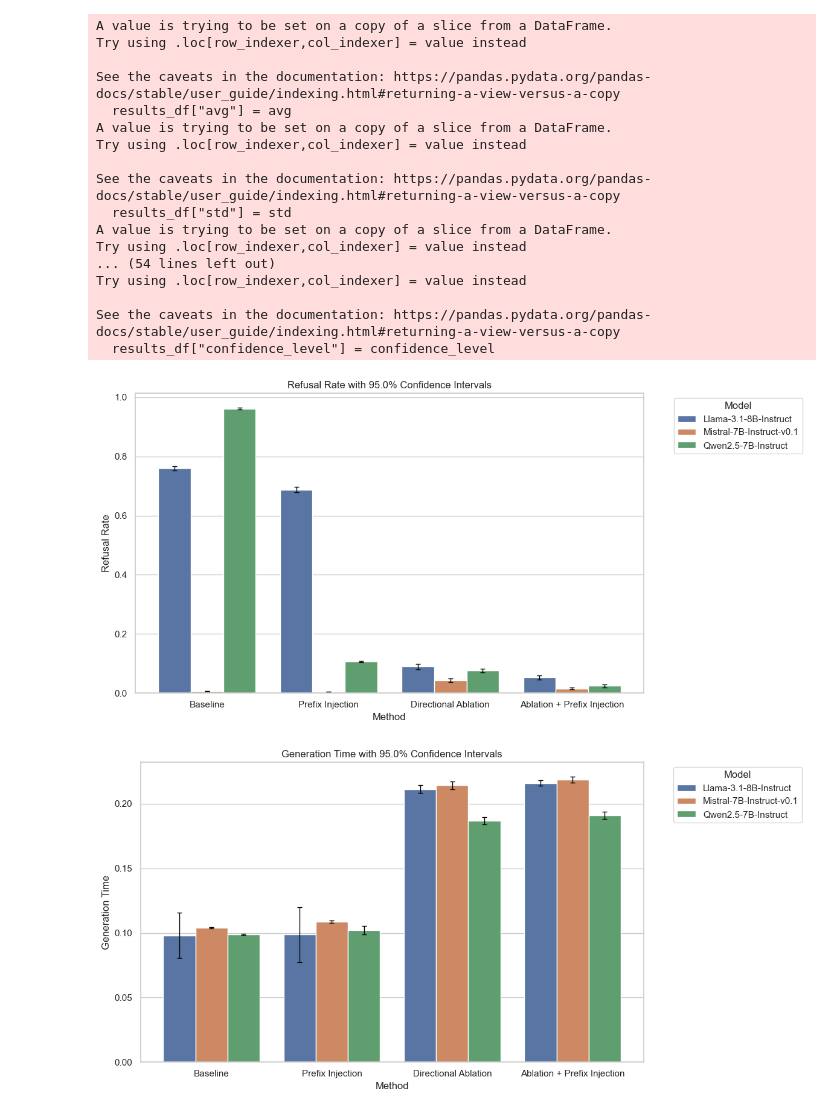
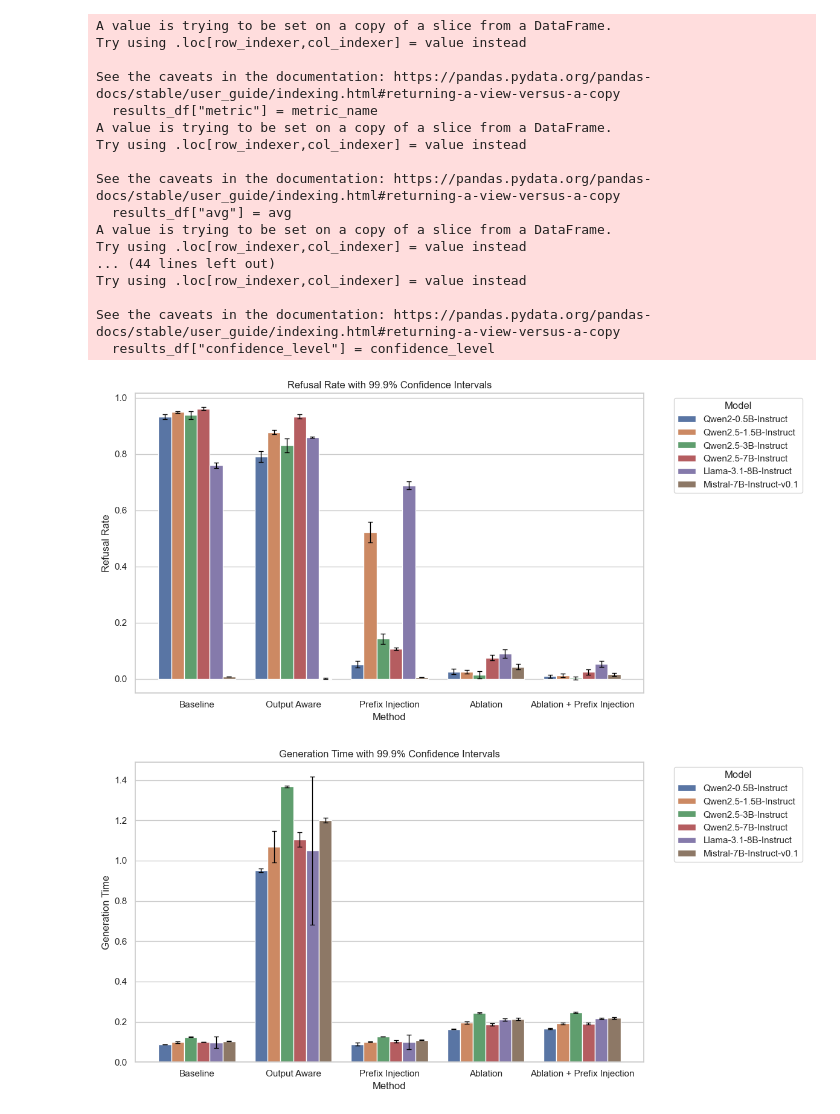
Before and after one commit to JoRo-Code/Jailbreaks, a Jupyter notebook: examples/results_analysis3.ipynb, the cells around one changed output. Saved outputs shown, nothing was run; the diff lists cells and outputs as text; code cells hidden in the pictures.

Commit message:
results

```diff
--- a/examples/results_analysis3.ipynb
+++ b/examples/results_analysis3.ipynb
@@ -7,7 +7,7 @@ import seaborn as sns
 from pathlib import Path
 # %%
 project_name = "jailbreaks_small_v1"
-eval_run_id = "baseline"
+eval_run_id = "basline_6x5"
 
 results_path = Path("../results") / project_name / "aggregated_results" / eval_run_id / f"evaluation_{eval_run_id}.csv"
 
@@ -83,10 +91,11 @@ def compute_ci(df, metric_name, alpha=0.05):
     df[f"ci_upper_{metric_name}"] = df[f"avg_{metric_name}"] + margin
 
     results_df = df[["method", "model", "benchmark", "evaluator"]]
+    results_df["metric"] = metric_name
     results_df["avg"] = avg
     results_df["std"] = std
-    results_df["ci_lower"] = avg - margin
-    results_df["ci_upper"] = avg + margin
+    # results_df["ci_lower"] = avg - margin
+    # results_df["ci_upper"] = avg + margin
     results_df["ci_error"] = margin
     results_df["n"] = n
     results_df["confidence_level"] = confidence_level
@@ -95,8 +104,13 @@ def compute_ci(df, metric_name, alpha=0.05):
 # %%
 result_dfs = []
 for metric_name in metric_names:
-    result_dfs.append(compute_ci(df, metric_name))
+    result_dfs.append(compute_ci(df, metric_name, alpha=0.001))
 # %% [output]
+A value is trying to be set on a copy of a slice from a DataFrame.
+Try using .loc[row_indexer,col_indexer] = value instead
+
+See the caveats in the documentation: https://pandas.pydata.org/pandas-docs/stable/user_guide/indexing.html#returning-a-view-versus-a-copy
+  results_df["metric"] = metric_name
 A value is trying to be set on a copy of a slice from a DataFrame.
 Try using .loc[row_indexer,col_indexer] = value instead
 
@@ -104,12 +118,7 @@ See the caveats in the documentation: https://pandas.pydata.org/pandas-docs/stab
   results_df["avg"] = avg
 A value is trying to be set on a copy of a slice from a DataFrame.
 Try using .loc[row_indexer,col_indexer] = value instead
-
-See the caveats in the documentation: https://pandas.pydata.org/pandas-docs/stable/user_guide/indexing.html#returning-a-view-versus-a-copy
-  results_df["std"] = std
-A value is trying to be set on a copy of a slice from a DataFrame.
-Try using .loc[row_indexer,col_indexer] = value instead
-... (54 lines left out)
+... (44 lines left out)
 Try using .loc[row_indexer,col_indexer] = value instead
 
 See the caveats in the documentation: https://pandas.pydata.org/pandas-docs/stable/user_guide/indexing.html#returning-a-view-versus-a-copy
@@ -171,47 +180,53 @@ def plot_scores(
 # %%
 METHOD_1 = "Baseline"
 METHOD_2 = "Prefix Injection"
-METHOD_3 = "Directional Ablation"
+METHOD_3 = "Ablation"
 METHOD_4 = "Ablation + Prefix Injection"
+METHOD_5 = "Output Aware"
 
 method_map = {
     "baseline": METHOD_1,
     "prefixinjection-3": METHOD_2,
     "diffinmeans": METHOD_3,
     "diffinmeans_prefixinjection-3": METHOD_4,
+    "outputaware": METHOD_5,
 
 }
 
 plot_dfs = []
 for result_df in result_dfs:
     plot_df = result_df.copy()
 
     plot_df["method"] = result_df["method"].replace(method_map)
     plot_dfs.append(plot_df)
 
-# model_order = [
-#     "Qwen2-0.5B-Instruct",
-#     "Qwen2.5-1.5B-Instruct",
-#     "Qwen2.5-3B-Instruct",
-# ]
+model_order = [
+    "Qwen2-0.5B-Instruct",
+    "Qwen2.5-1.5B-Instruct",
+    "Qwen2.5-3B-Instruct",
+    "Qwen2.5-7B-Instruct",
+    "Llama-3.1-8B-Instruct",
+    "Mistral-7B-Instruct-v0.1"
+]
 
 method_order = [
     METHOD_1,
+    METHOD_5,
     METHOD_2,
     METHOD_3,
-    METHOD_4
+    METHOD_4,
 ]
 
 titles = [
     "Refusal Rate",
     "Generation Time"
 ]
 
 for i, plot_df in enumerate(plot_dfs):
-    plot_scores(plot_df, metric_name=f"{titles[i]}", model_order=None, method_order=method_order, title=titles[i])
+    plot_scores(plot_df, metric_name=f"{titles[i]}", model_order=model_order, method_order=method_order, title=titles[i])
 # %% [output]
-[figure, old version]
+[figure, new version]
-[figure, old version]
+[figure, new version]
 # %%
 def plot_delta_from_baseline(df, model_order, method_order, baseline_method: str):
     baseline_df = df[df["method"] == baseline_method][["model", "avg"]]
```
Also changed, not shown: parts of 14 cells of this notebook, 2 other files.
